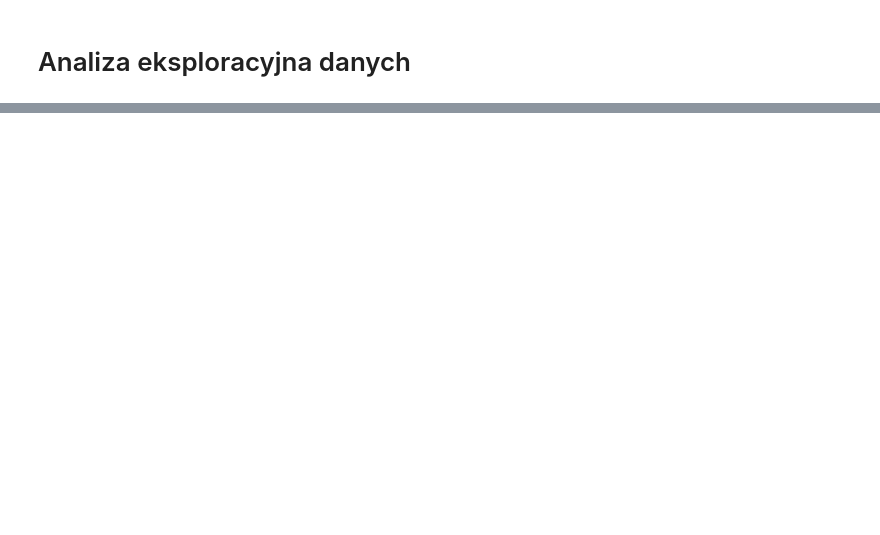
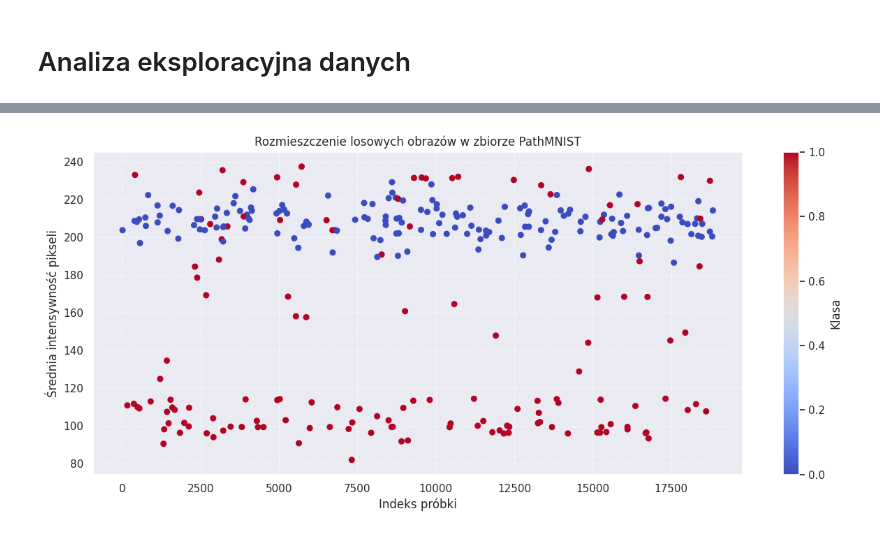
Before and after one commit to maciek102/UMWDMproject, a Jupyter notebook: pathMNIST.ipynb, the cells around one changed output, grey strips where cells are left out. Saved outputs shown, nothing was run; the diff lists cells and outputs as text; code cells hidden in the pictures; blank space fills up the shorter version.

```diff
--- a/pathMNIST.ipynb
+++ b/pathMNIST.ipynb
@@ -134,0 +215,40 @@ plt.show()
+# %%
+import matplotlib.pyplot as plt
+import numpy as np
+
+def plot_random_samples_scatter(dataset, n_samples=300):
+  """
+  Tworzy scatter plot losowych próbek z datasetu.
+  X = indeks próbki
+  Y = średnia intensywność pikseli obrazu
+  Kolor = klasa
+  """
+  indices = np.random.choice(len(dataset), n_samples, replace=False)
+  x_coords = []
+  y_coords = []
+  labels = []
+
+  for idx in indices:
+    img, label = dataset[idx]
+    labels.append(label)
+
+    if isinstance(img, np.ndarray):
+      img_arr = img
+    else:
+      img_arr = np.array(img)
+
+    y_coords.append(img_arr.mean())
+    x_coords.append(idx)
+
+  plt.figure(figsize=(15,6))
+  scatter = plt.scatter(x_coords, y_coords, c=labels, cmap="coolwarm", s=30)
+  plt.colorbar(scatter, label="Klasa")
+  plt.xlabel("Indeks próbki")
+  plt.ylabel("Średnia intensywność pikseli")
+  plt.title("Rozmieszczenie losowych obrazów w zbiorze PathMNIST")
+  plt.grid(True, linestyle="--", alpha=0.6)
+  plt.show()
+
+plot_random_samples_scatter(train_dataset, n_samples=300)
+# %% [output]
+[figure, added]
```
Also changed, not shown: parts of 24 cells of this notebook.
